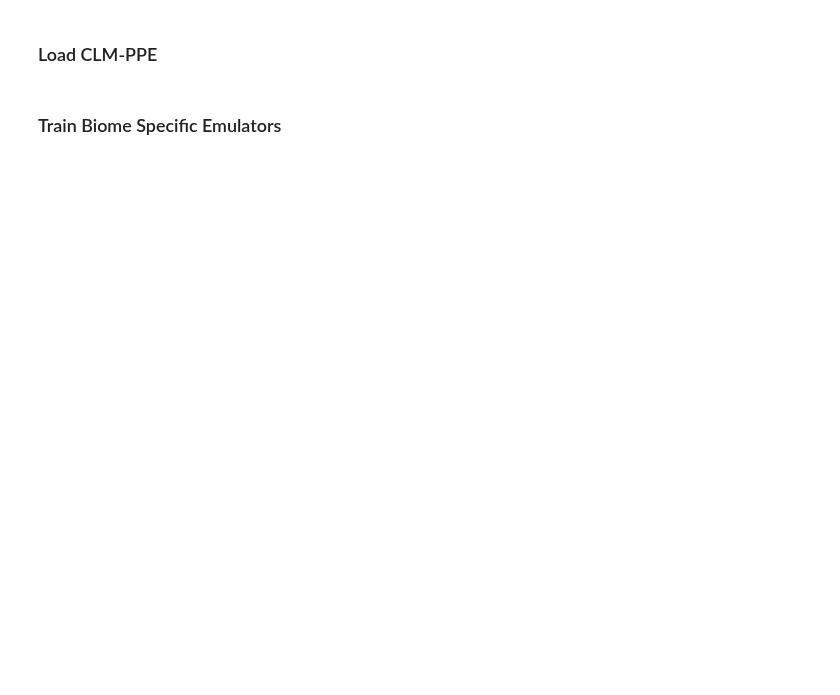
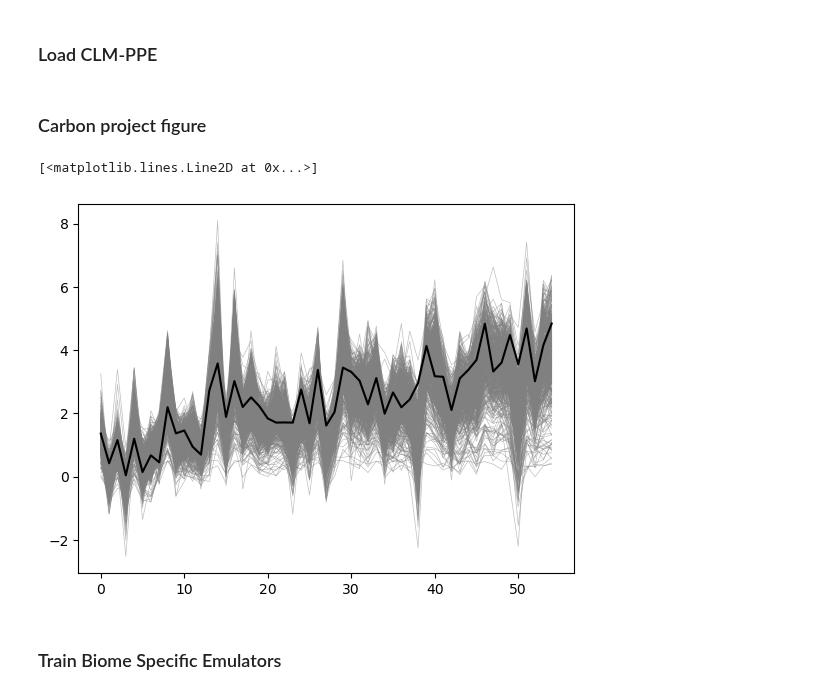
Before and after one commit to djk2120/CLM5PPE, a Jupyter notebook: pyth/LHC_BGC_uncertainty.ipynb, the cells around one changed output. Cells and saved outputs as stored; diff of their text form; code cells hidden in the pictures; blank space fills up the shorter version.

```diff
--- a/pyth/LHC_BGC_uncertainty.ipynb
+++ b/pyth/LHC_BGC_uncertainty.ipynb
@@ -44,9 +44,16 @@ To enable them in other operations, rebuild TensorFlow with the appropriate comp
 # load LHC post processed data
 file = '/glade/u/home/djk2120/ppe_clean/postp/lhc/ccycle.ann.LHC.nc'
 ds = xr.open_dataset(file)
+# %%
+la=xr.open_dataset('sparsegrid_landarea.nc').landarea
+cf=1e-9*la.sum()*24*60*60*365
+# %%
+ds['LandSink'] = cf*(ds['NEP'] - ds['COL_FIRE_CLOSS'])
 # %%
 # load parameter sets
 lhckey = '/glade/campaign/asp/djk2120/PPEn11/csvs/lhc220926.txt'
 df = pd.read_csv(lhckey)
 ppe_params = df.drop(columns='member')
 num_params = len(ppe_params.columns)
+# %% [markdown]
+### Carbon project figure
@@ -53,2 +64,10 @@ num_params = len(ppe_params.columns)
+# %%
+for i in range(501):
+    var = ds_var.sel(biome='Global',ens=i)
+    plt.plot(var,color='grey',linewidth=0.5,alpha=0.5)
+plt.plot(ds_var.sel(biome='Global',ens=0),color='k',label='Default CLM')
+# %% [output]
+[<matplotlib.lines.Line2D at 0x...>]
+[figure, added]
 # %% [markdown]
 ### Train Biome Specific Emulators
```
Also changed, not shown: parts of 24 cells of this notebook, 1 other file.
